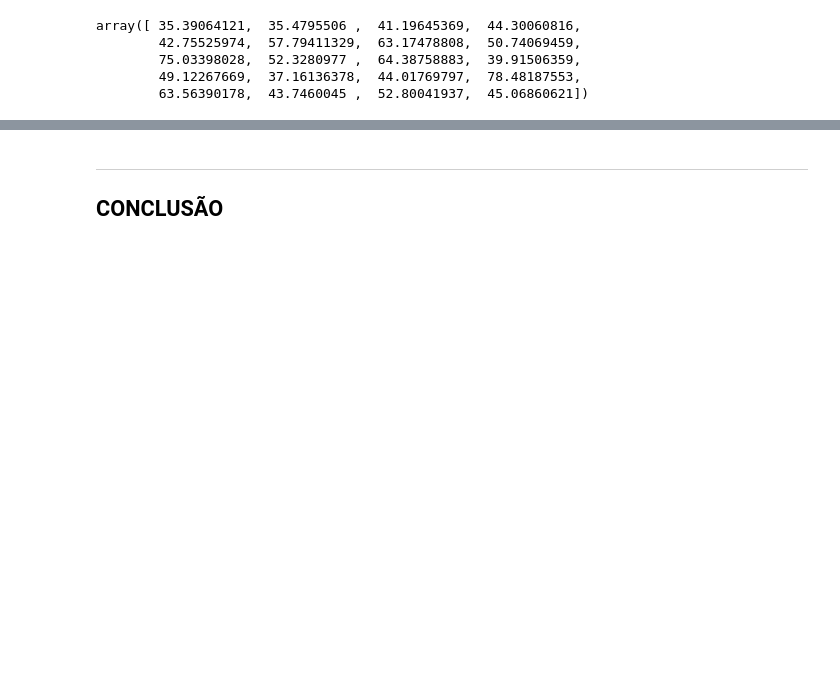
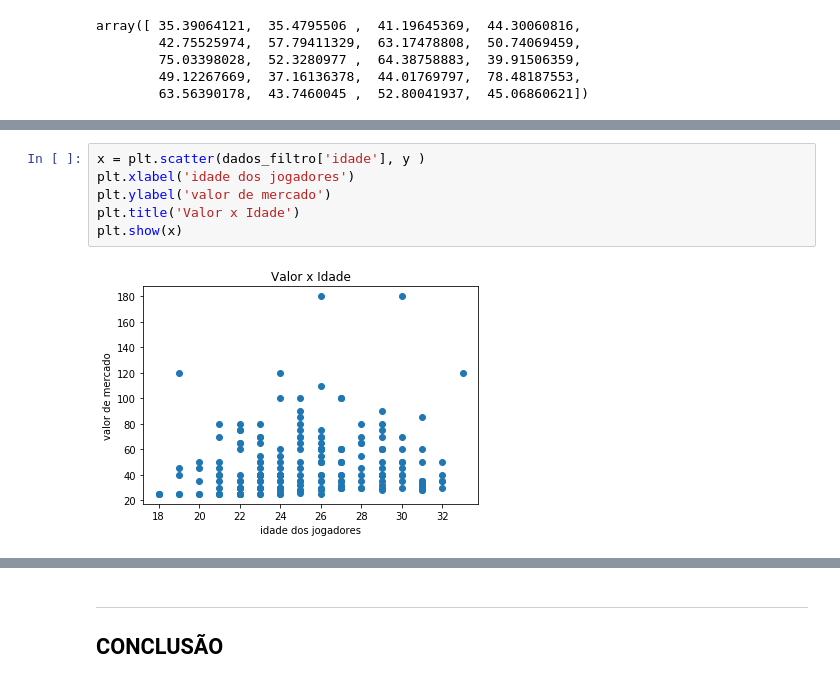
Before and after one commit to Leobhering/cddp3, a Jupyter notebook: Projeto3 Layout.ipynb, the cells around one changed output, grey strips where cells are left out. Cells and saved outputs as stored; diff of their text form; blank space fills up the shorter version.

```diff
--- a/Projeto3 Layout.ipynb
+++ b/Projeto3 Layout.ipynb
@@ -204,0 +271,8 @@ O valor de RMS na regressão linear é 16.8155010344794
+# %%
+x = plt.scatter(dados_filtro['idade'], y )
+plt.xlabel('idade dos jogadores')
+plt.ylabel('valor de mercado')
+plt.title('Valor x Idade')
+plt.show(x)
+# %% [output]
+[figure, added]
```
Also changed, not shown: parts of 13 cells of this notebook.
